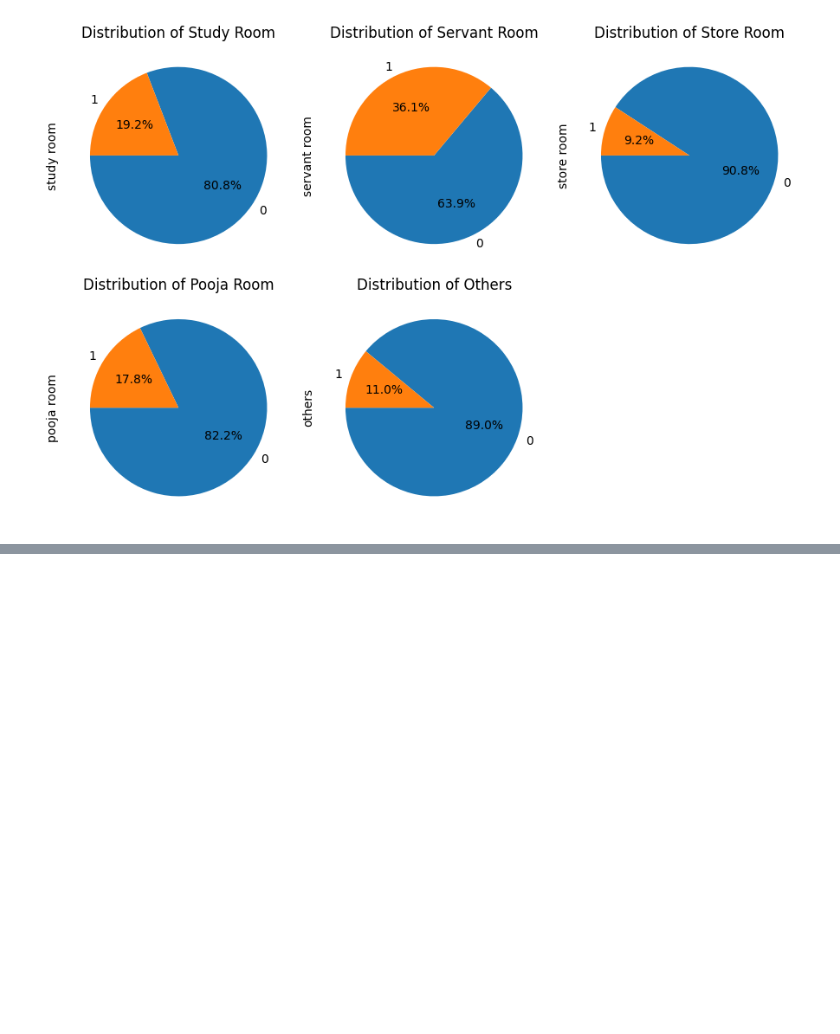
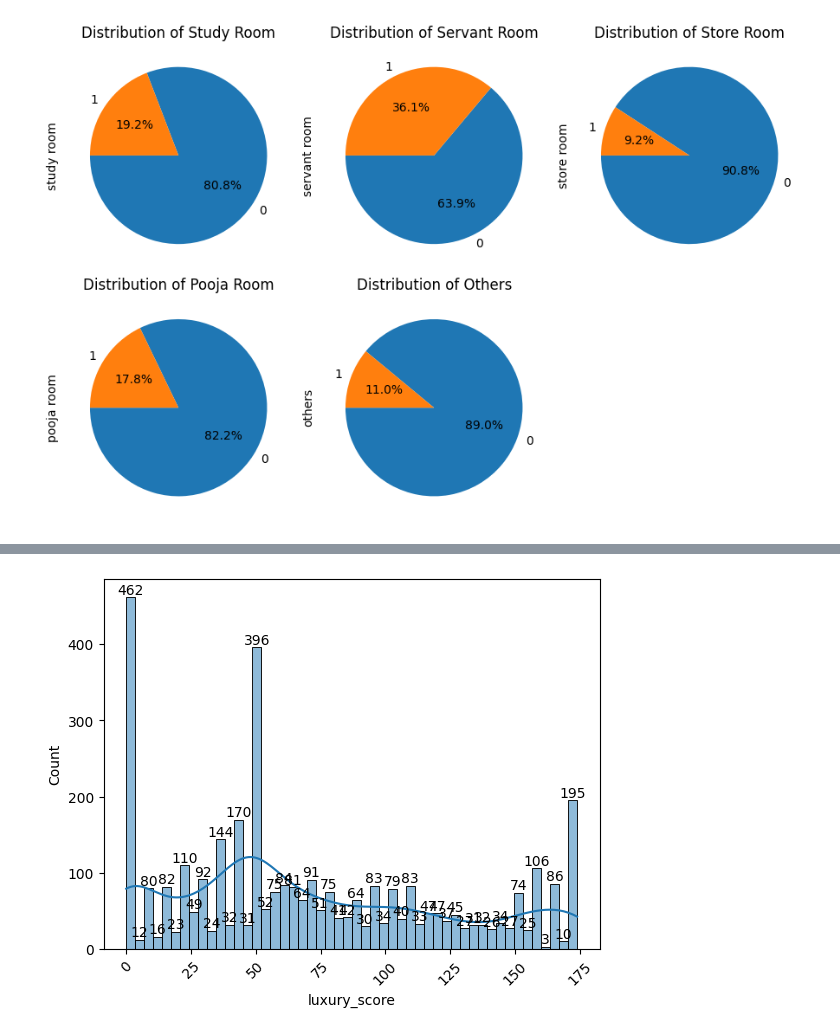
Before and after one commit to Data-Gyan/HousingAdvisor, a Jupyter notebook: eda-UnivariateAnalysis.ipynb, the cells around one changed output, grey strips where cells are left out. Cells and saved outputs as stored; diff of their text form; code cells hidden in the pictures; blank space fills up the shorter version.

```diff
--- a/eda-UnivariateAnalysis.ipynb
+++ b/eda-UnivariateAnalysis.ipynb
@@ -818,0 +841,15 @@ plt.show()
+# %%
+bin = 50
+sns.histplot(df['luxury_score'], bins=bin, kde=True)
+
+# Use numpy to find position and value of the counts used in the histogram calculations
+hist = np.histogram(df['luxury_score'], bins=bin)
+
+for ind, val in enumerate(hist[0]):
+    pos = (hist[1][ind+1] + hist[1][ind])  / 2
+    plt.text(pos, val, str(val), ha='center', va='bottom')
+plt.xticks(rotation=45)
+
+plt.show()
+# %% [output]
+[figure, added]
```
Also changed, not shown: parts of 6 cells of this notebook.
